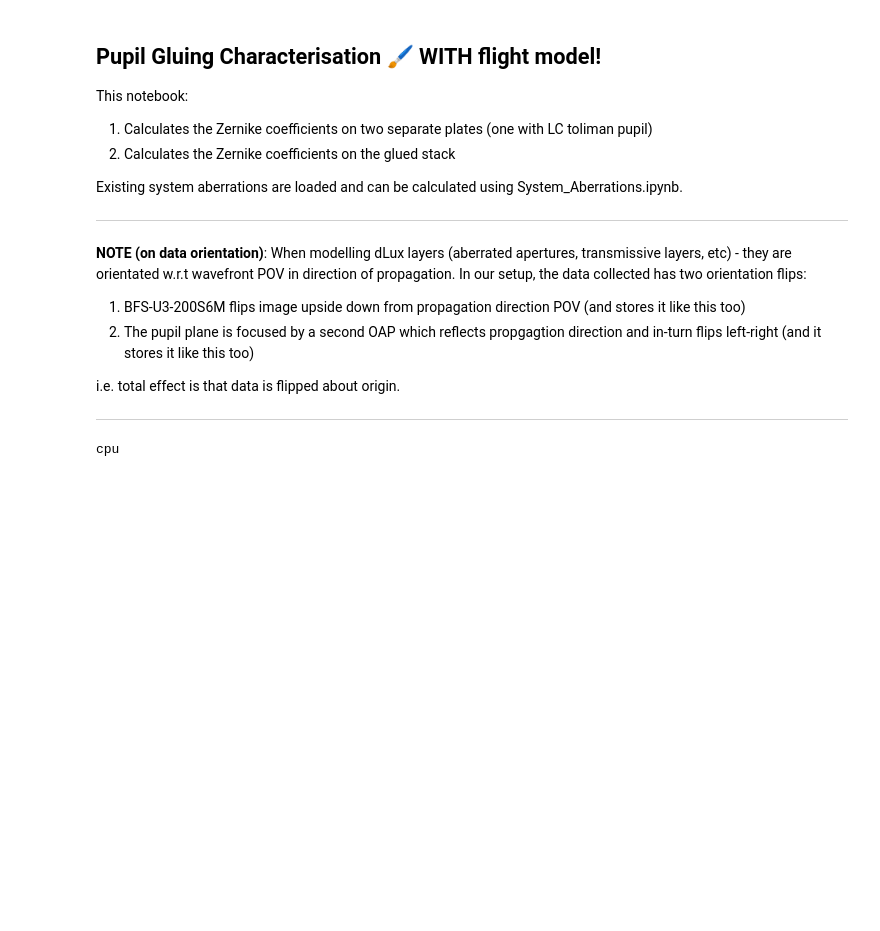
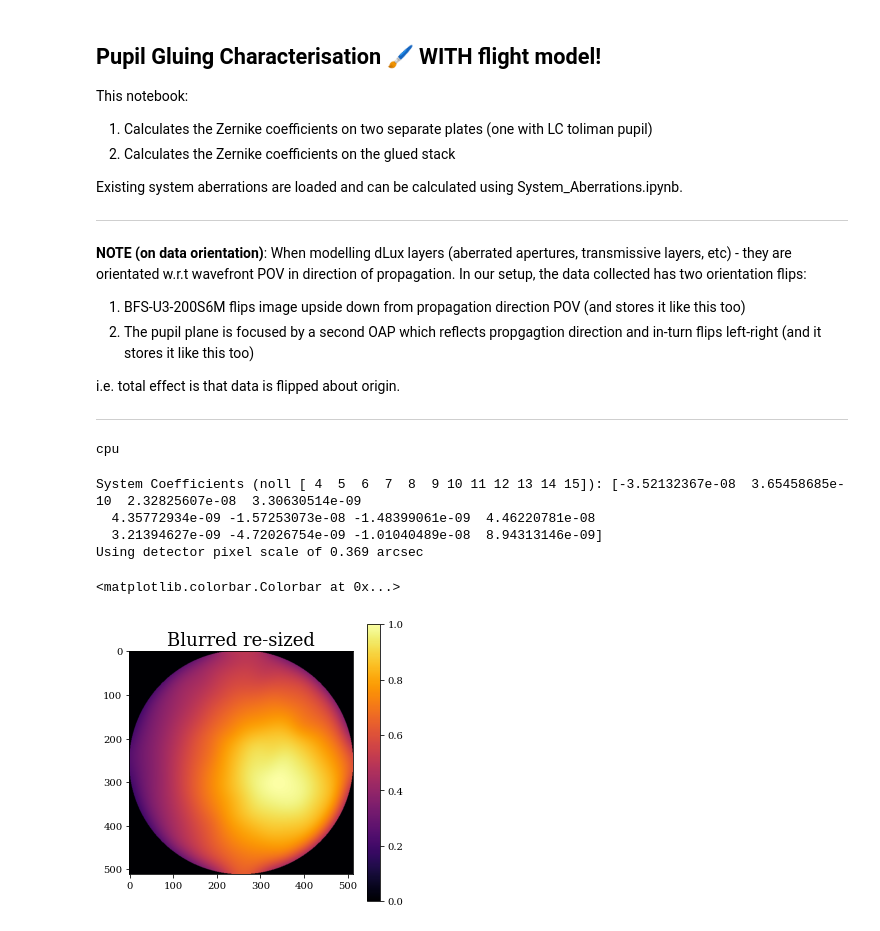
Before and after one commit to TolimanSpace/toliman_dp_design_testing, a Jupyter notebook: Gluing_Characterisation_3_26_fm.ipynb, the cells around one changed output. Saved outputs shown, nothing was run; the diff lists cells and outputs as text; code cells hidden in the pictures; blank space fills up the shorter version.

```diff
--- a/Gluing_Characterisation_3_26_fm.ipynb
+++ b/Gluing_Characterisation_3_26_fm.ipynb
@@ -99,7 +100,7 @@ oversample = 1                 # Oversampling factor for the PSF
 psf_pixel_scale = dlu.rad2arcsec(px_ang_sep) # arcsec (to match detector plate scale) 80e-4
 
 # loading in psf pixel scale and det aberrations found in System_Aberrations.ipynb
-f_aberr = "data/spider/retrieval_results/12_01_2026_mask/mcmc_system_coeffs_dict.pkl"
+f_aberr = "data/spider/retrieval_results/18_03_2026/mcmc_system_coeffs_dict.pkl"
 
 syst_noll = jnp.arange(4, 16) # only first 14 Zernike modes (excluding piston and tip/tilt) are used to classify syst aberrations
 # syst_coeffs = pickle.load(open(f_aberr, "rb"))["value"]
@@ -113,3 +114,17 @@ syst_basis = dlu.zernike_basis(js=syst_noll, diameter=aperture_diameter, coordin
 print("System Coefficients (noll {}): {}".format(syst_noll,syst_coeffs))
 psf_pixel_scale = stats_dict["Px Scale 0"]["mean"] # arcsec
 print("Using detector pixel scale of {:.3f} arcsec".format(psf_pixel_scale))
+# %% [output]
+System Coefficients (noll [ 4  5  6  7  8  9 10 11 12 13 14 15]): [-3.52132367e-08  3.65458685e-10  2.32825607e-08  3.30630514e-09
+  4.35772934e-09 -1.57253073e-08 -1.48399061e-09  4.46220781e-08
+  3.21394627e-09 -4.72026754e-09 -1.01040489e-08  8.94313146e-09]
+Using detector pixel scale of 0.369 arcsec
+# %%
+intensity_dist = jnp.load("/import/morgana1/snert/gpir9156/toliman/intensity/26_01_09.npy")
+plt.figure(figsize=(5,5))
+plt.title("Blurred re-sized")
+plt.imshow(intensity_dist)
+plt.colorbar()
+# %% [output]
+<matplotlib.colorbar.Colorbar at 0x...>
+[figure, added]
```
Also changed, not shown: parts of 12 cells of this notebook, 1 other file.
